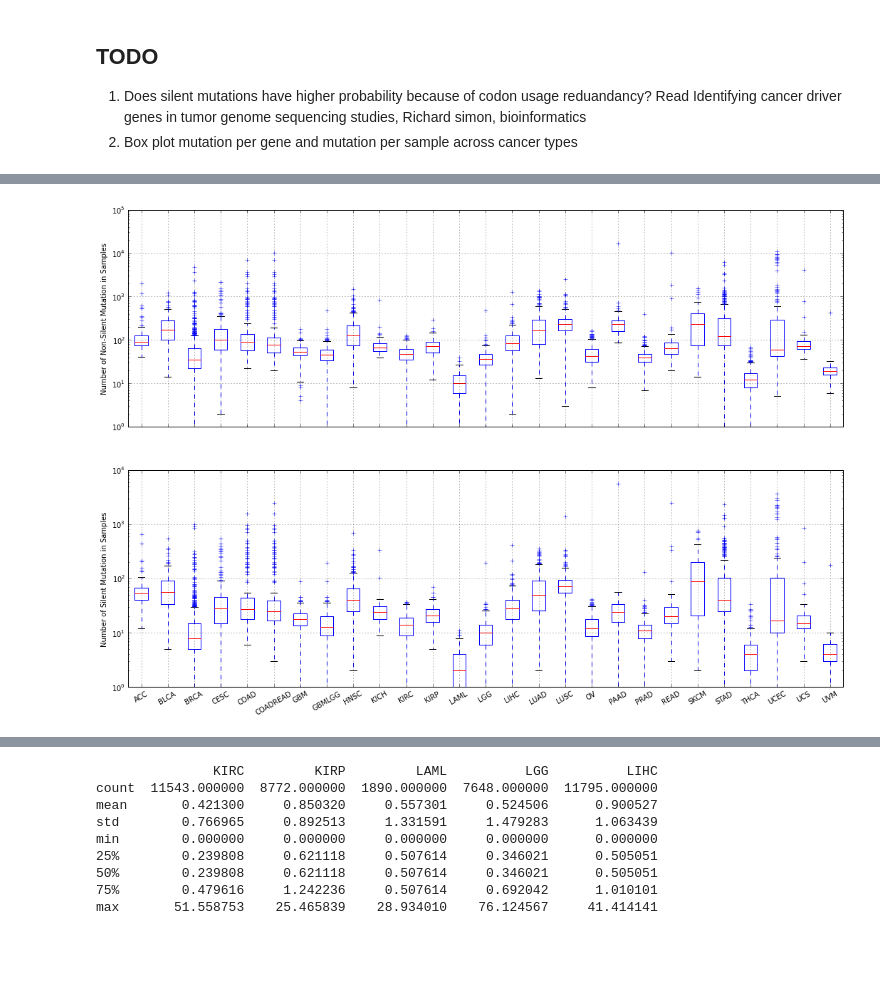
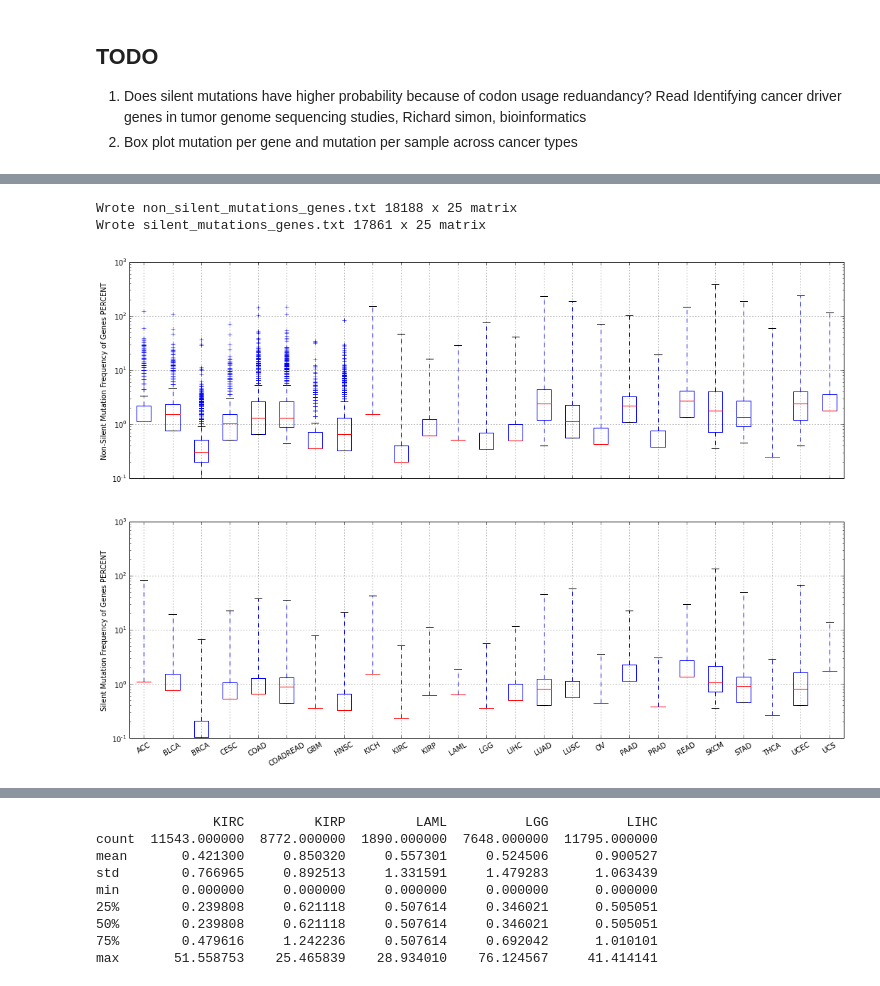
Before and after one commit to nitinksingh/driver, a Jupyter notebook: mutation.ipynb, the cells around one changed output, grey strips where cells are left out. Cells and saved outputs as stored; diff of their text form; code cells hidden in the pictures; blank space fills up the shorter version.

```diff
--- a/mutation.ipynb
+++ b/mutation.ipynb
@@ -114,10 +116,12 @@ s_summary.plot(ax=axes[1], kind='box', logy=True, rot=30); axes[1].set_ylabel('N
 # %%
-gene = 0
-ns_summary, s_summary = get_pancancer_mutation_summary(gene)
+gene = 1; refresh = False
+ns_summary, s_summary = get_pancancer_mutation_summary(gene, refresh)
 pylab.rcParams['figure.figsize'] = (18.0, 12.0)
 fig, axes = plt.subplots(nrows=2, ncols=1)
-ns_summary.plot(ax=axes[0], kind='box', logy=True, rot=30); axes[0].set_ylabel('Number of Non-Silent Mutation in Samples')
+ns_summary.plot(ax=axes[0], kind='box', logy=True, rot=30); axes[0].set_ylabel('Non-Silent Mutation Frequency of Genes PERCENT')
 
-s_summary.plot(ax=axes[1], kind='box', logy=True, rot=30); axes[1].set_ylabel('Number of Silent Mutation in Samples');
+s_summary.plot(ax=axes[1], kind='box', logy=True, rot=30); axes[1].set_ylabel('Silent Mutation Frequency of Genes PERCENT');
 # %% [output]
+Wrote non_silent_mutations_genes.txt 18188 x 25 matrix
+Wrote silent_mutations_genes.txt 17861 x 25 matrix
-[figure, old version]
+[figure, new version]
```
Also changed, not shown: parts of 10 cells of this notebook, 5 other files.
